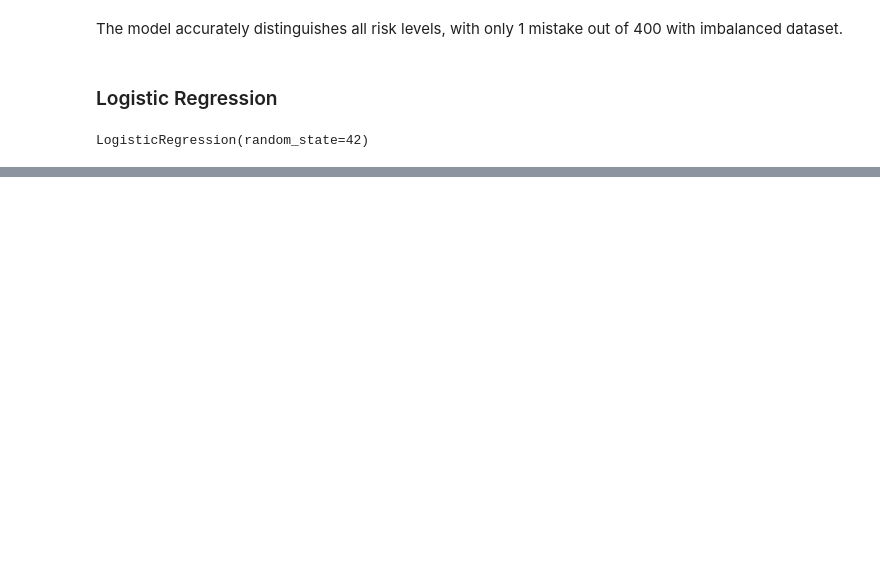
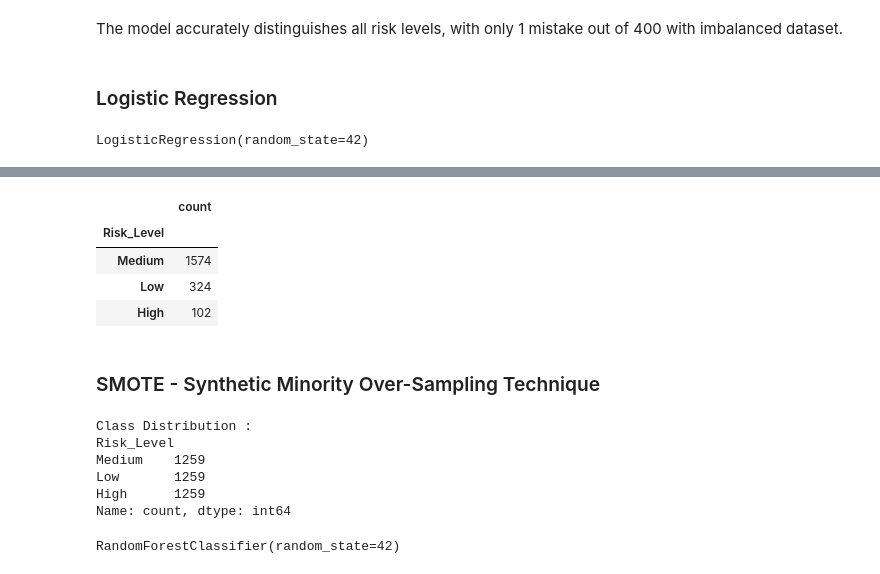
Before and after one commit to mdzaheerjk/Predictive-Modeling-for-Cancer-Risk-Assessment-Using-MachineLearning, a Jupyter notebook: notebooks/model.ipynb, the cells around one changed output, grey strips where cells are left out. Saved outputs shown, nothing was run; the diff lists cells and outputs as text; code cells hidden in the pictures; blank space fills up the shorter version.

```diff
--- a/notebooks/model.ipynb
+++ b/notebooks/model.ipynb
@@ -121,0 +167,10 @@ Confusion Matrix :
+# %%
+pd.DataFrame(df.Risk_Level.value_counts())
+# %% [output]
+|  | count |
+| Risk_Level |  |
+| Medium | 1574 |
+| Low | 324 |
+| High | 102 |
+# %% [markdown]
+### SMOTE - Synthetic Minority Over-Sampling Technique
@@ -121,0 +182,18 @@ Confusion Matrix :
+# %%
+x_train_res,y_train_res=smote.fit_resample(x_train,y_train)
+
+
+print("Class Distribution :")
+print(y_train_res.value_counts())
+# %% [output]
+Class Distribution :
+Risk_Level
+Medium    1259
+Low       1259
+High      1259
+Name: count, dtype: int64
+# %%
+model_rfc_smote=RandomForestClassifier(random_state=42)
+model_rfc_smote.fit(x_train_res,y_train_res)
+# %% [output]
+RandomForestClassifier(random_state=42)
```
Also changed, not shown: parts of 16 cells of this notebook.
